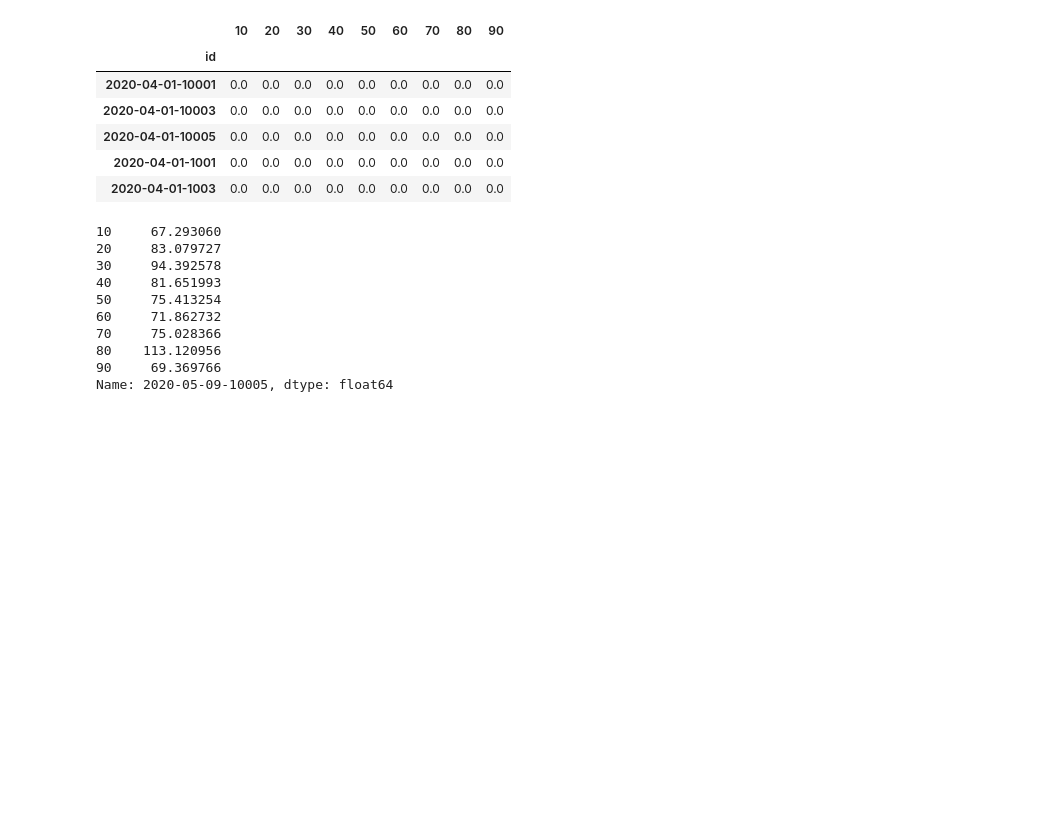
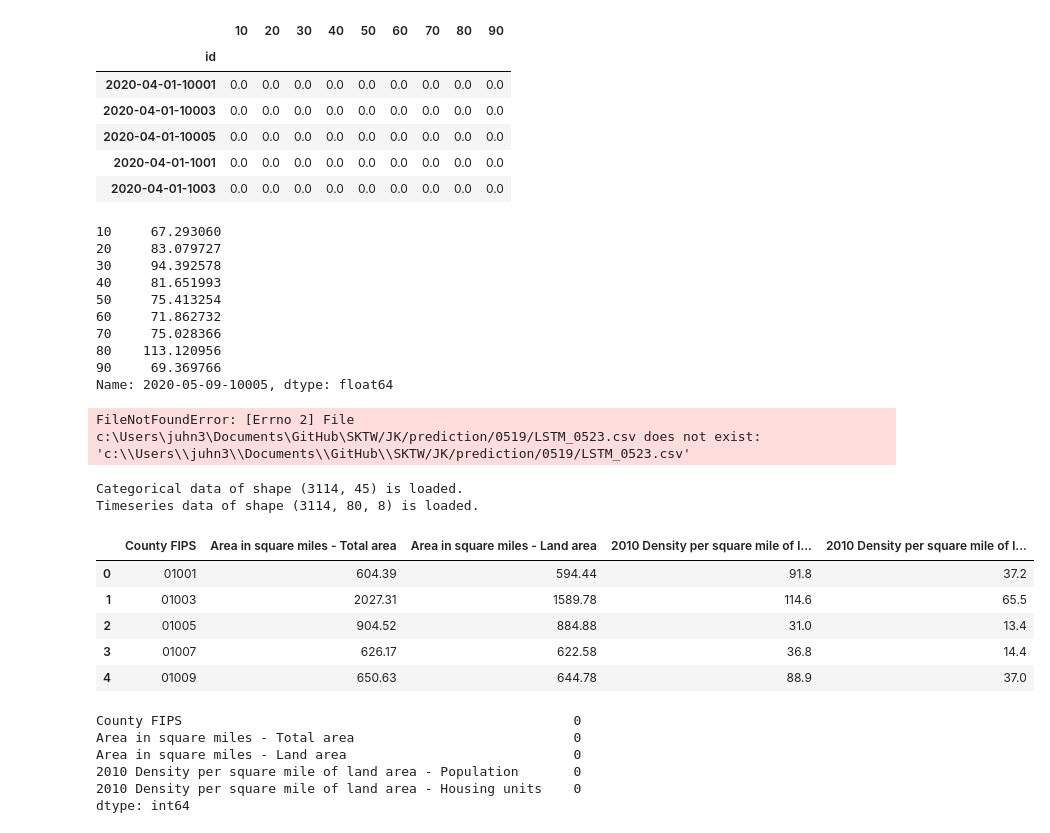
Before and after one commit to danielnee2/SKTW, a Jupyter notebook: JK/0509_submission.ipynb, the cells around one changed output. Cells and saved outputs as stored; diff of their text form; code cells hidden in the pictures; blank space fills up the shorter version.

```diff
--- a/JK/0509_submission.ipynb
+++ b/JK/0509_submission.ipynb
@@ -173,3 +173,29 @@ Name: 2020-05-09-10005, dtype: float64
 _ = base_pred.reset_index()
 # %%
 _.to_csv(f'{homedir}/submissions/LSTM_0511.csv', index=False)
+# %%
+forecasted = pd.read_csv(f'{homedir}/JK/prediction/0523/LSTM_0523.csv', parse_dates=[0])
+_ = prediction_to_submission(forecasted)
+_.to_csv(f'{homedir}/submissions/LSTM_0523.csv', index=False)
+# %% [output]
+FileNotFoundError: [Errno 2] File c:\Users\juhn3\Documents\GitHub\SKTW/JK/prediction/0519/LSTM_0523.csv does not exist: 'c:\\Users\\juhn3\\Documents\\GitHub\\SKTW/JK/prediction/0519/LSTM_0523.csv'
+# %%
+PATH_PREP = f"{homedir}/JK/preprocessing/0523"
+data_ctg = np.load(PATH_PREP+f'/data_ctg.npy', allow_pickle=True)
+print(f'Categorical data of shape {data_ctg.shape} is loaded.')
+data_ts = np.load(PATH_PREP+f'/data_ts.npy', allow_pickle=True)
+print(f'Timeseries data of shape {data_ts.shape} is loaded.')
+# %% [output]
+Categorical data of shape (3114, 45) is loaded.
+Timeseries data of shape (3114, 80, 8) is loaded.
+# %%
+_ = pd.read_csv(f'{homedir}/data/us/demographics/county_land_areas.csv', usecols=[0,2,3,4,5])
+_['County FIPS'] = _['County FIPS'].apply(correct_FIPS)
+_.head()
+# %% [output]
+|  | County FIPS | Area in square miles - Total area | Area in square miles - Land area | 2010 Density per square mile of l... | 2010 Density per square mile of l... |
+| 0 | 01001 | 604.39 | 594.44 | 91.8 | 37.2 |
+| 1 | 01003 | 2027.31 | 1589.78 | 114.6 | 65.5 |
+| 2 | 01005 | 904.52 | 884.88 | 31.0 | 13.4 |
+| 3 | 01007 | 626.17 | 622.58 | 36.8 | 14.4 |
+| 4 | 01009 | 650.63 | 644.78 | 88.9 | 37.0 |
@@ -175,0 +207,9 @@ _.to_csv(f'{homedir}/submissions/LSTM_0511.csv', index=False)
+# %%
+_.isna().sum()
+# %% [output]
+County FIPS                                                  0
+Area in square miles - Total area                            0
+Area in square miles - Land area                             0
+2010 Density per square mile of land area - Population       0
+2010 Density per square mile of land area - Housing units    0
+dtype: int64
```
Also changed, not shown: parts of 1 cell of this notebook, 55 other files.
